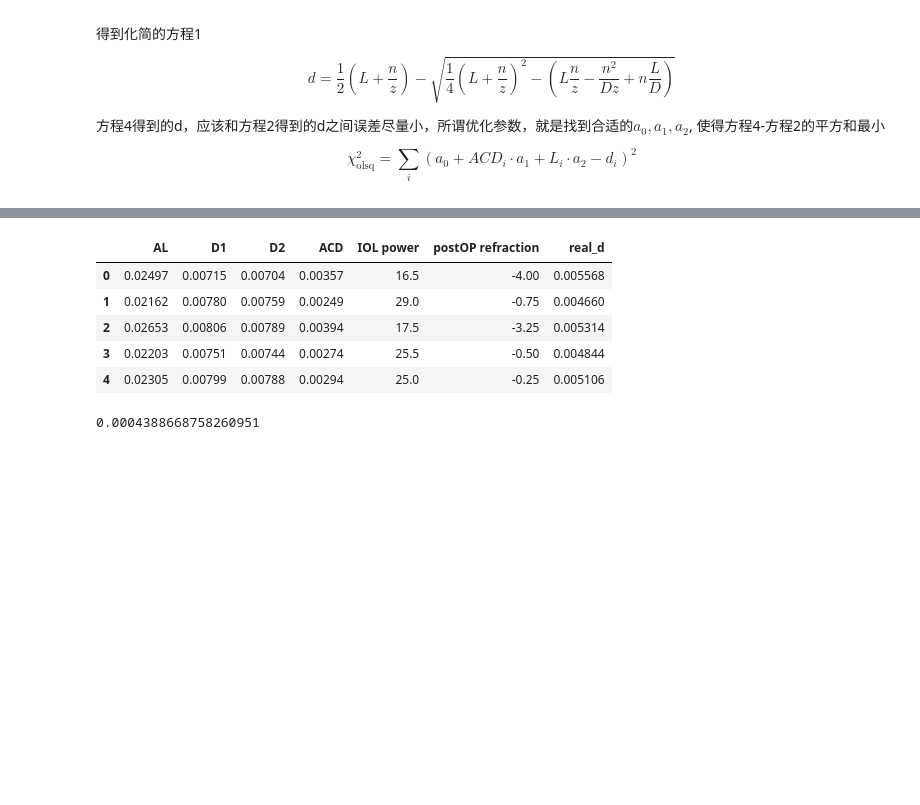
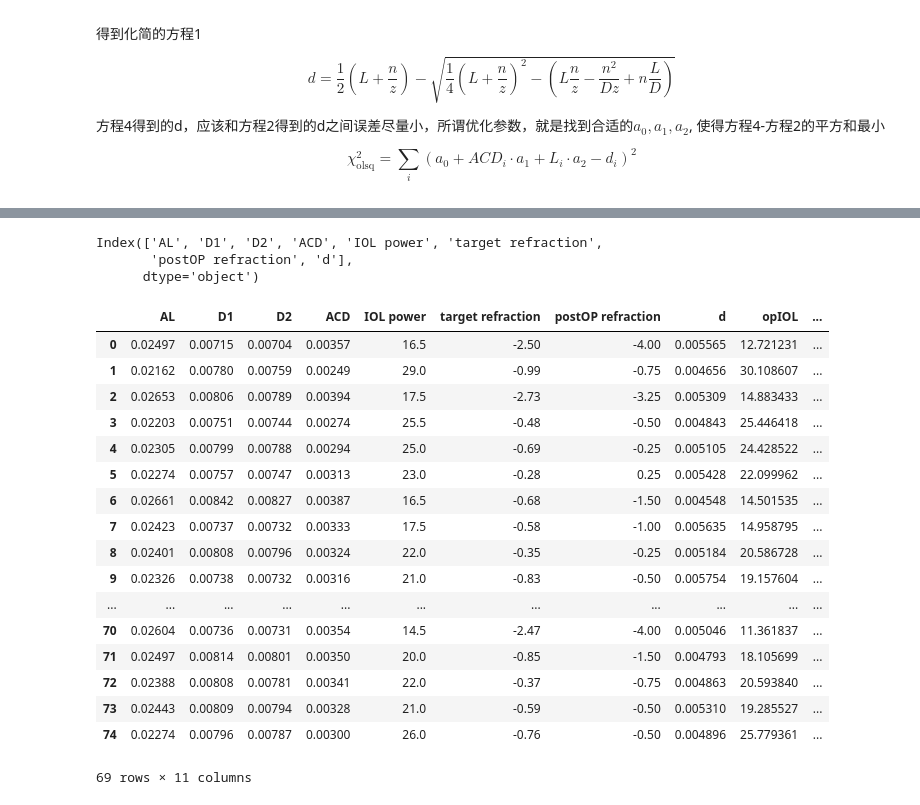
Before and after one commit to goldengrape/Python-for-ophthalmologist, a Jupyter notebook: lesson_08_A_constant.ipynb, the cells around one changed output, grey strips where cells are left out. Drawn from its saved outputs; the diff is of its cells as text; code cells hidden in the pictures; blank space fills up the shorter version.

```diff
--- a/lesson_08_A_constant.ipynb
+++ b/lesson_08_A_constant.ipynb
@@ -158,10 +161,0 @@ def real_d(L,n,z,D):
-# %%
-nc=1.332
-K_=Km(df['D1'],df['D2'], nc)
-F=df['postOP refraction']
-z_=z(K_,F)
-L=df['AL']
-ACD = df['ACD']
-n=1.336
-D=df['IOL power']
-df['real_d']=real_d(L,n,z_,D)
@@ -187,9 +257,55 @@ WARNING (theano.configdefaults): install mkl with `conda install mkl-service`: N
+# %%
+df.columns
+# %% [output]
+Index(['AL', 'D1', 'D2', 'ACD', 'IOL power', 'target refraction',
+       'postOP refraction', 'd'],
+      dtype='object')
+# %%
+df["opIOL"]=df.apply(lambda row:
+                     Haigis(
+                       R=(row.D1+row.D2)/2 * 1000,
+                       AC=row.ACD * 1000,
+                       L=row.AL * 1000,
+                       Rx=row['target refraction'],
+                       a0=10.1253329, a1=-0.02132991,a2=-0.23932645),
+                     axis=1)
+df['opRef']=df.apply(lambda row:
+                    Haigis(
+                       R=(row.D1+row.D2)/2 * 1000,
+                       AC=row.ACD * 1000,
+                       L=row.AL * 1000,
+                       Dl=row["opIOL"],
+                       a0=10.1253329, a1=-0.02132991,a2=-0.23932645),
+                     axis=1)
+df['calRef']=df.apply(lambda row:
+                    Haigis(
+                       R=(row.D1+row.D2)/2 * 1000,
+                       AC=row.ACD * 1000,
+                       L=row.AL * 1000,
+                       Dl=row["IOL power"],
+                       a0=10.1253329, a1=-0.02132991,a2=-0.23932645),
+                     axis=1)
+
+
+#                          R,AC,L,Dl=None, Rx=None, A=None, a0=None,a1=0.400,a2=0.100
 # %%
-df.head()
+df
 # %% [output]
-|  | AL | D1 | D2 | ACD | IOL power | postOP refraction | real_d |
-| 0 | 0.02497 | 0.00715 | 0.00704 | 0.00357 | 16.5 | -4.00 | 0.005568 |
-| 1 | 0.02162 | 0.00780 | 0.00759 | 0.00249 | 29.0 | -0.75 | 0.004660 |
-| 2 | 0.02653 | 0.00806 | 0.00789 | 0.00394 | 17.5 | -3.25 | 0.005314 |
-| 3 | 0.02203 | 0.00751 | 0.00744 | 0.00274 | 25.5 | -0.50 | 0.004844 |
-| 4 | 0.02305 | 0.00799 | 0.00788 | 0.00294 | 25.0 | -0.25 | 0.005106 |
+|  | AL | D1 | D2 | ACD | IOL power | target refraction | postOP refraction | d | opIOL | ... |
+| 0 | 0.02497 | 0.00715 | 0.00704 | 0.00357 | 16.5 | -2.50 | -4.00 | 0.005565 | 12.721231 | ... |
+| 1 | 0.02162 | 0.00780 | 0.00759 | 0.00249 | 29.0 | -0.99 | -0.75 | 0.004656 | 30.108607 | ... |
+| 2 | 0.02653 | 0.00806 | 0.00789 | 0.00394 | 17.5 | -2.73 | -3.25 | 0.005309 | 14.883433 | ... |
+| 3 | 0.02203 | 0.00751 | 0.00744 | 0.00274 | 25.5 | -0.48 | -0.50 | 0.004843 | 25.446418 | ... |
+| 4 | 0.02305 | 0.00799 | 0.00788 | 0.00294 | 25.0 | -0.69 | -0.25 | 0.005105 | 24.428522 | ... |
+| 5 | 0.02274 | 0.00757 | 0.00747 | 0.00313 | 23.0 | -0.28 | 0.25 | 0.005428 | 22.099962 | ... |
+| 6 | 0.02661 | 0.00842 | 0.00827 | 0.00387 | 16.5 | -0.68 | -1.50 | 0.004548 | 14.501535 | ... |
+| 7 | 0.02423 | 0.00737 | 0.00732 | 0.00333 | 17.5 | -0.58 | -1.00 | 0.005635 | 14.958795 | ... |
+| 8 | 0.02401 | 0.00808 | 0.00796 | 0.00324 | 22.0 | -0.35 | -0.25 | 0.005184 | 20.586728 | ... |
+| 9 | 0.02326 | 0.00738 | 0.00732 | 0.00316 | 21.0 | -0.83 | -0.50 | 0.005754 | 19.157604 | ... |
+| ... | ... | ... | ... | ... | ... | ... | ... | ... | ... | ... |
+| 70 | 0.02604 | 0.00736 | 0.00731 | 0.00354 | 14.5 | -2.47 | -4.00 | 0.005046 | 11.361837 | ... |
+| 71 | 0.02497 | 0.00814 | 0.00801 | 0.00350 | 20.0 | -0.85 | -1.50 | 0.004793 | 18.105699 | ... |
+| 72 | 0.02388 | 0.00808 | 0.00781 | 0.00341 | 22.0 | -0.37 | -0.75 | 0.004863 | 20.593840 | ... |
+| 73 | 0.02443 | 0.00809 | 0.00794 | 0.00328 | 21.0 | -0.59 | -0.50 | 0.005310 | 19.285527 | ... |
+| 74 | 0.02274 | 0.00796 | 0.00787 | 0.00300 | 26.0 | -0.76 | -0.50 | 0.004896 | 25.779361 | ... |
+69 rows × 11 columns
@@ -200,4 +311,0 @@ data = {'x': x, 'y': y}
-# %%
-df.ACD.std()
-# %% [output]
-0.0004388668758260951
```
Also changed, not shown: parts of 20 cells of this notebook, 10 other files.
